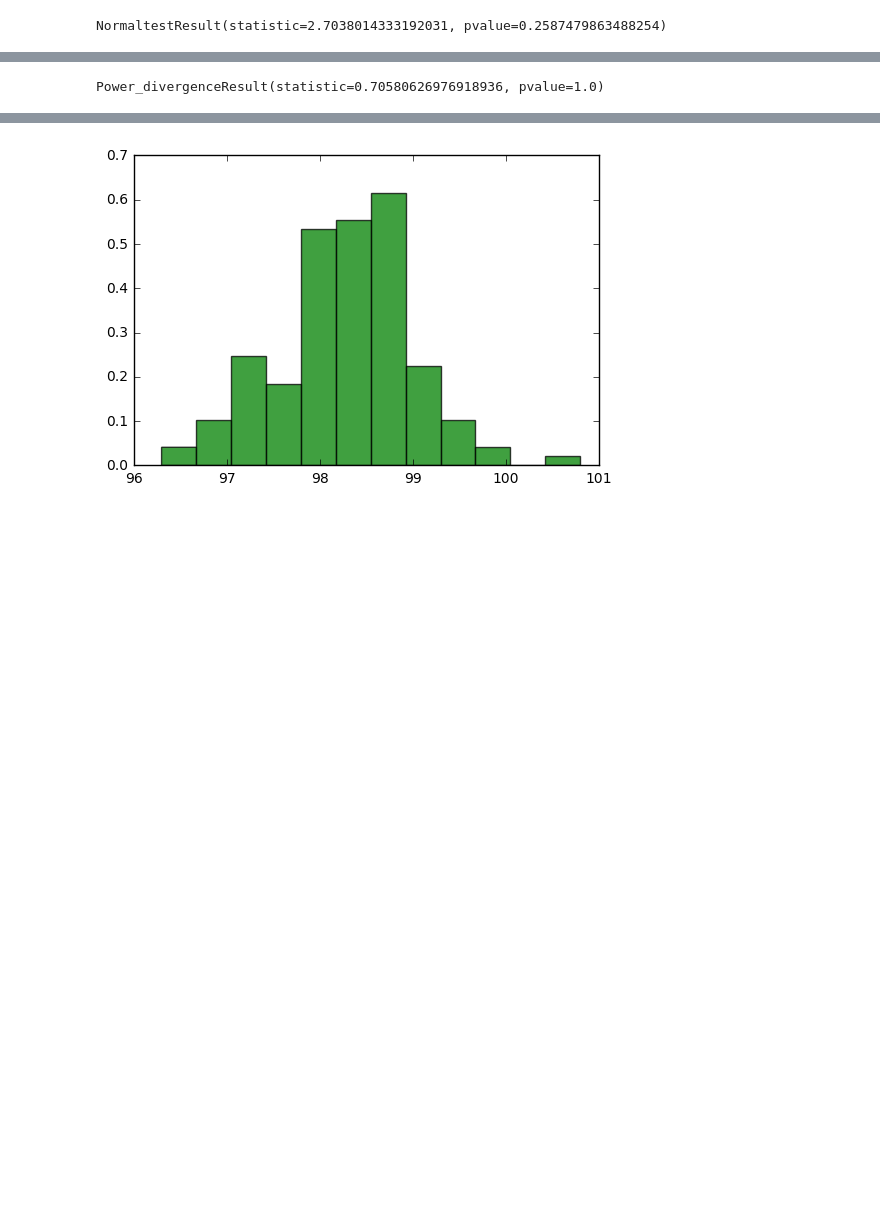
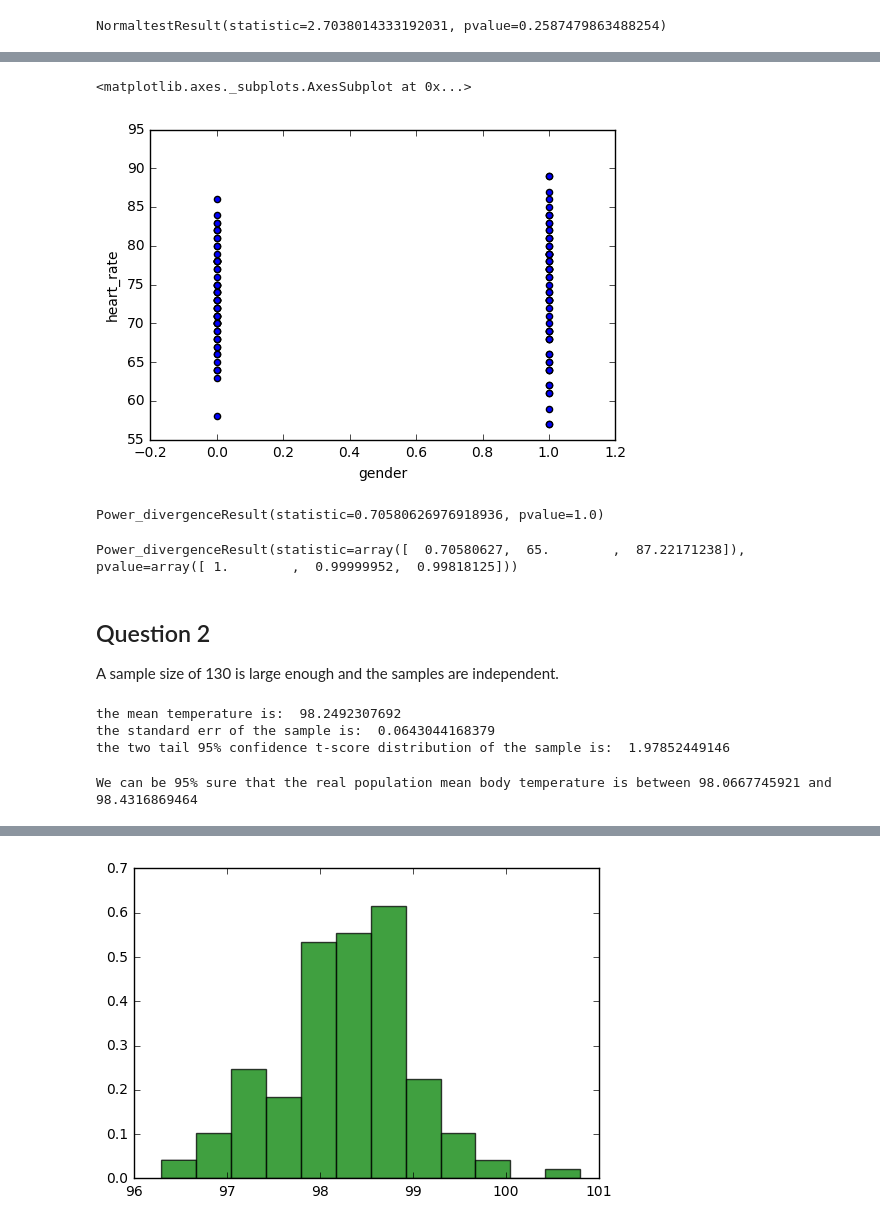
Before and after one commit to PatrickMockridge/SpringBoard-Data-Science-Intensive, a Jupyter notebook: human_temp/sliderule_dsi_inferential_statistics_exercise_1.ipynb, the cells around one changed output, grey strips where cells are left out. Saved outputs shown, nothing was run; the diff lists cells and outputs as text; code cells hidden in the pictures; blank space fills up the shorter version.

```diff
--- a/human_temp/sliderule_dsi_inferential_statistics_exercise_1.ipynb
+++ b/human_temp/sliderule_dsi_inferential_statistics_exercise_1.ipynb
@@ -81,4 +89,38 @@ NormaltestResult(statistic=2.7038014333192031, pvalue=0.2587479863488254)
+# %%
+df.plot(x='gender', y='heart_rate', kind='scatter')
+# %% [output]
+<matplotlib.axes._subplots.AxesSubplot at 0x...>
+[figure, added]
 # %%
 scipy.stats.chisquare(temps)
 # %% [output]
 Power_divergenceResult(statistic=0.70580626976918936, pvalue=1.0)
+# %%
+scipy.stats.chisquare(df)
+# %% [output]
+Power_divergenceResult(statistic=array([  0.70580627,  65.        ,  87.22171238]), pvalue=array([ 1.        ,  0.99999952,  0.99818125]))
+# %% [markdown]
+## Question 2
+
+A sample size of 130 is large enough and the samples are independent.
+# %%
+import numpy as np
+
+mean_temp = np.mean(temps)
+std_err = scipy.stats.sem(temps)
+tscore = scipy.stats.t.ppf(1-0.025, 129)
+
+print ('the mean temperature is: ', mean_temp)
+print ('the standard err of the sample is: ', std_err)
+print ('the two tail 95% confidence t-score distribution of the sample is: ', tscore)
+# %% [output]
+the mean temperature is:  98.2492307692
+the standard err of the sample is:  0.0643044168379
+the two tail 95% confidence t-score distribution of the sample is:  1.97852449146
+# %%
+upper_confidence_limit = mean_temp + tscore*std_err
+lower_confidence_limit = mean_temp - tscore*std_err
+
+print('We can be 95% sure that the real population mean body temperature is between', lower_confidence_limit, 'and', upper_confidence_limit)
+# %% [output]
+We can be 95% sure that the real population mean body temperature is between 98.0667745921 and 98.4316869464
```
Also changed, not shown: parts of 14 cells of this notebook.
